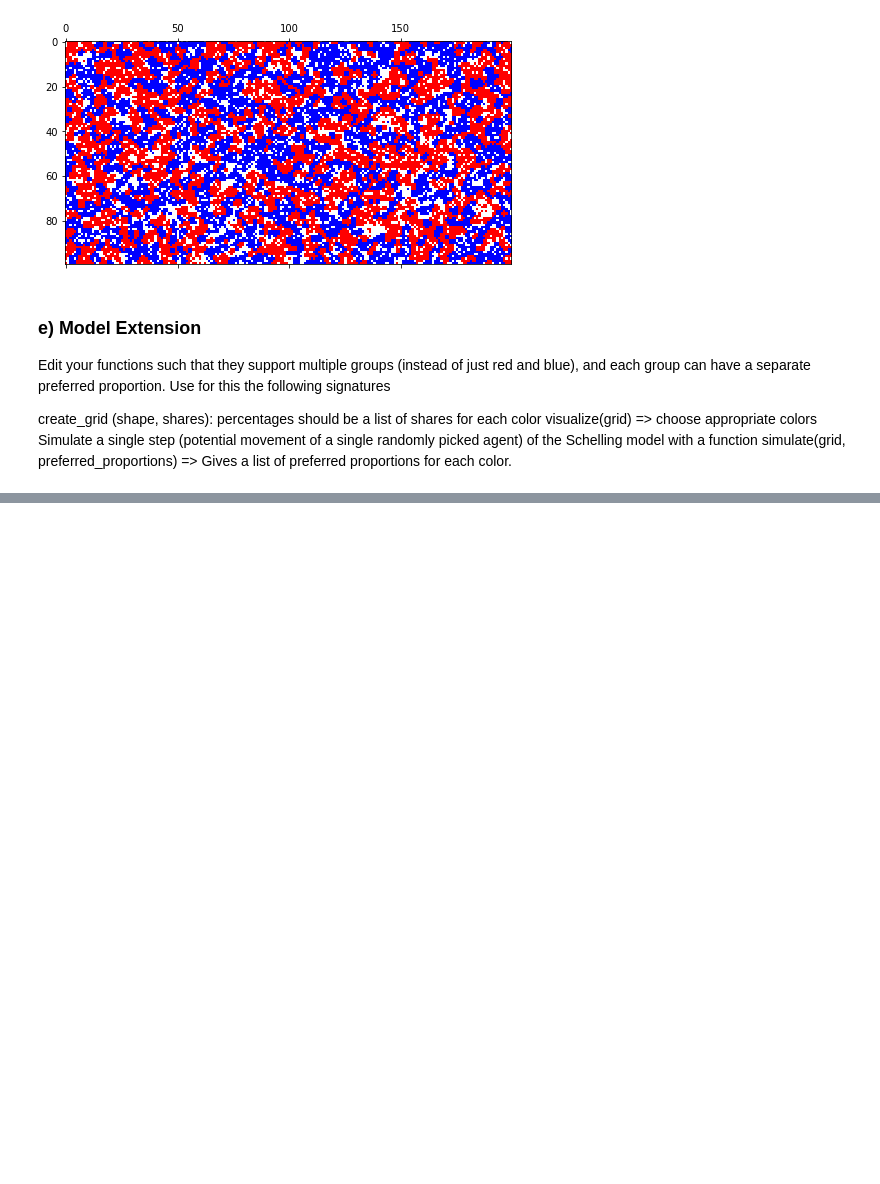
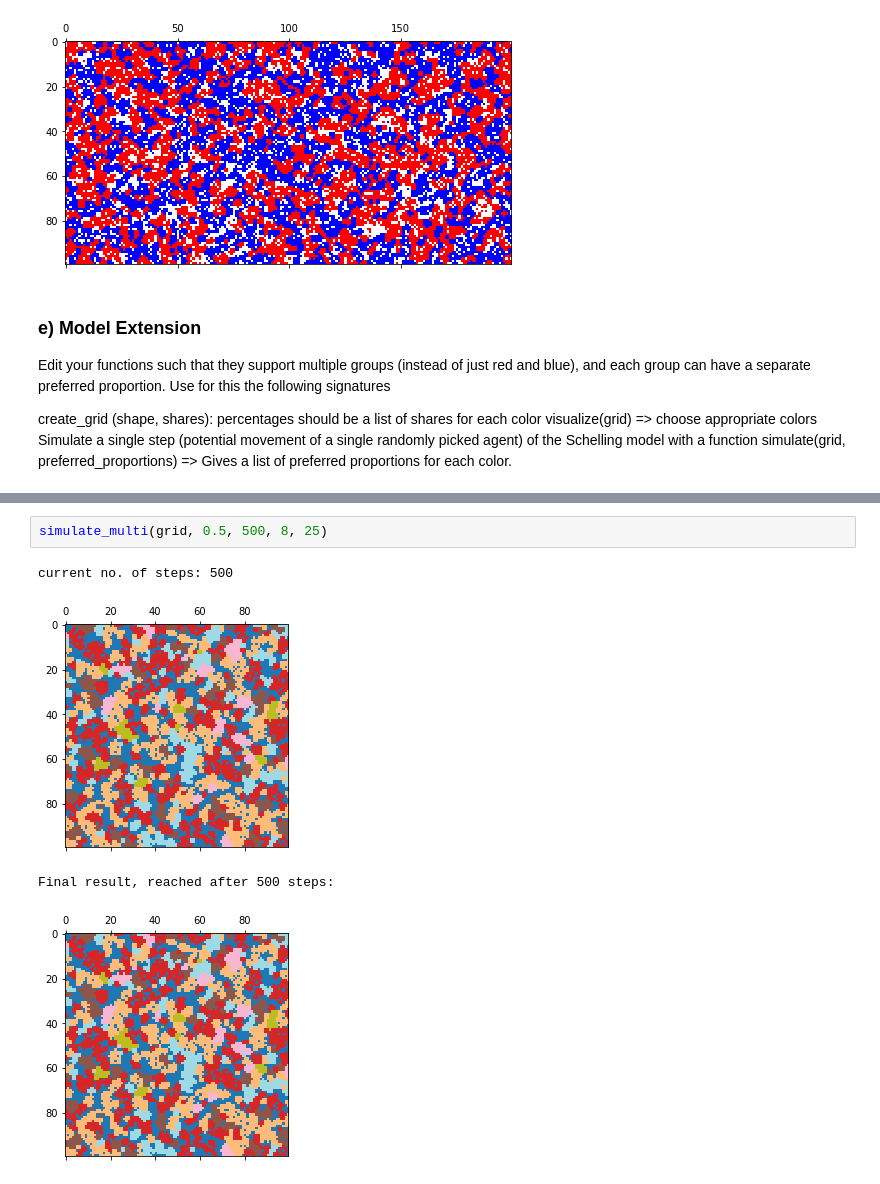
Before and after one commit to m8ins/SDS, a Jupyter notebook: home_assignment_2_tasks.ipynb, the cells around one changed output, grey strips where cells are left out. Drawn from its saved outputs; the diff is of its cells as text; blank space fills up the shorter version.

```diff
--- a/home_assignment_2_tasks.ipynb
+++ b/home_assignment_2_tasks.ipynb
@@ -509,0 +597,7 @@ def who_are_they(self):
+# %%
+simulate_multi(grid, 0.5, 500, 8, 25)
+# %% [output]
+current no. of steps: 500
+[figure, added]
+Final result, reached after 500 steps:
+[figure, added]
```
Also changed, not shown: parts of 8 cells of this notebook.
